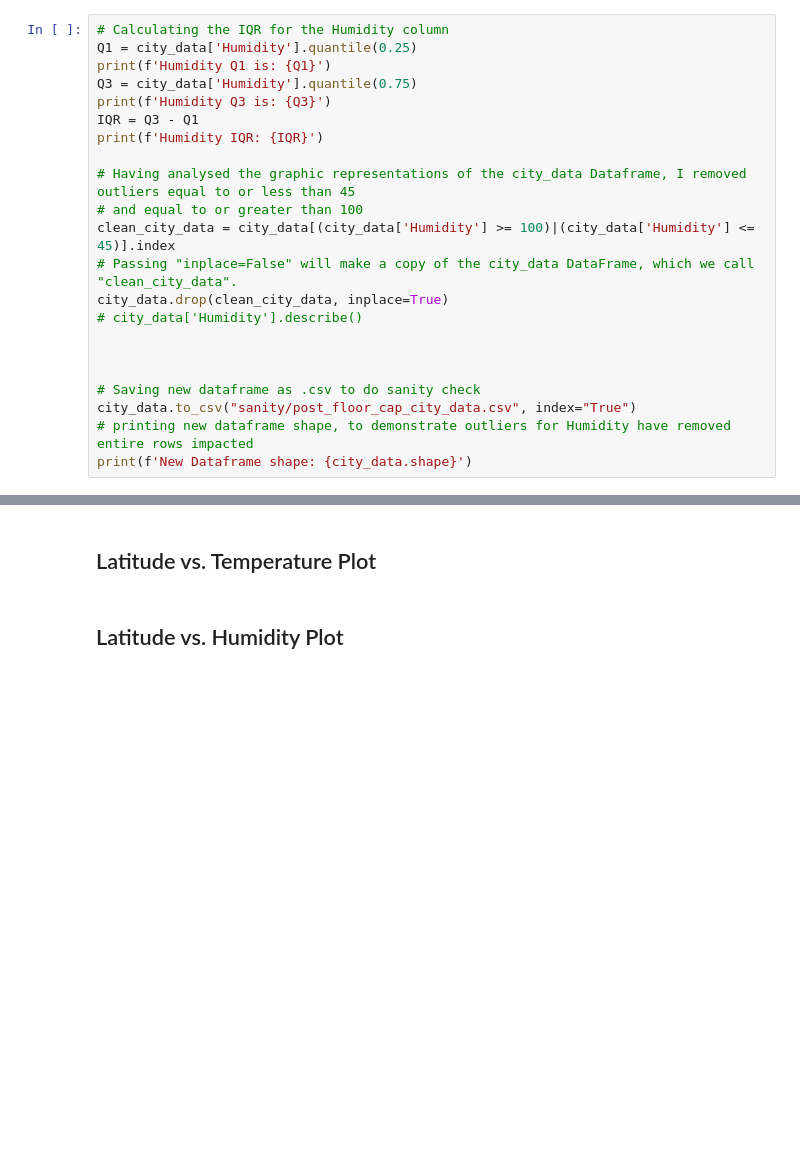
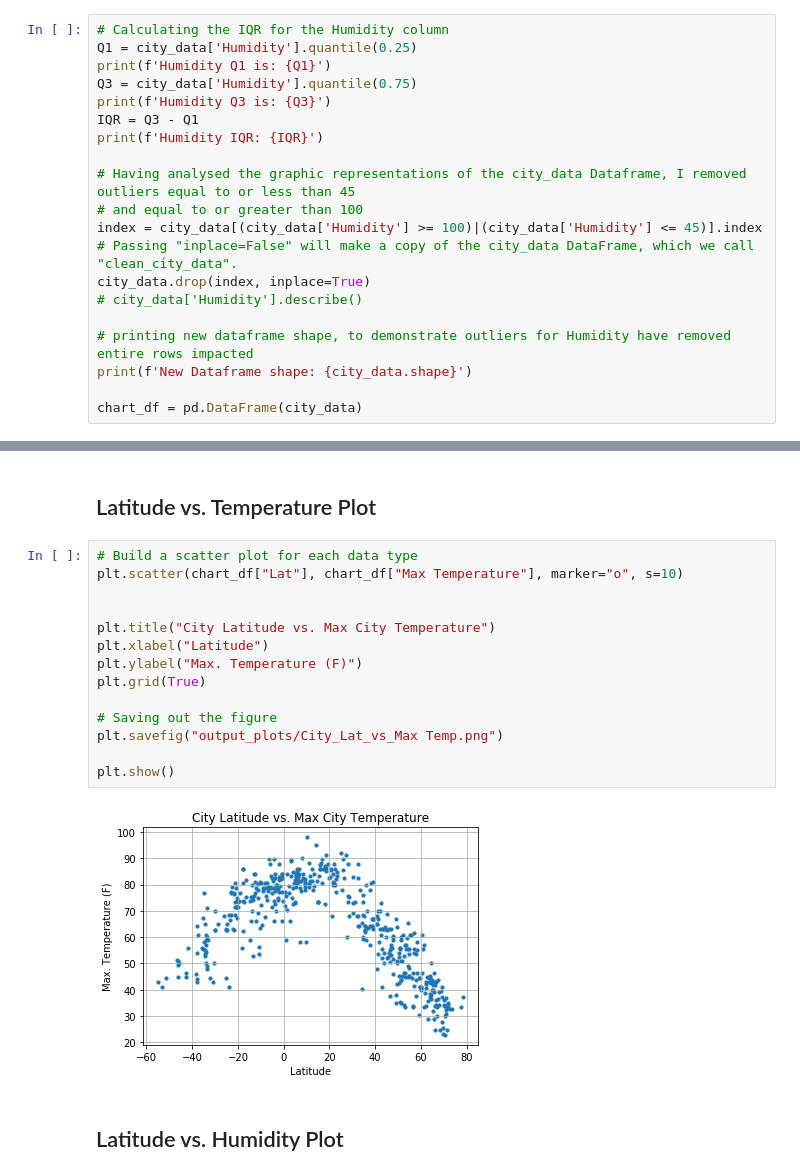
Before and after one commit to SaltireSequence/python-api-challenge, a Jupyter notebook: WeatherPy.ipynb, the cells around one changed output, grey strips where cells are left out. Drawn from its saved outputs; the diff is of its cells as text; blank space fills up the shorter version.

Commit message:
Chartting Additions
Adding Charts

```diff
--- a/WeatherPy.ipynb
+++ b/WeatherPy.ipynb
@@ -192,17 +194,15 @@ print(f'Humidity IQR: {IQR}')
 
 # Having analysed the graphic representations of the city_data Dataframe, I removed outliers equal to or less than 45
 # and equal to or greater than 100
-clean_city_data = city_data[(city_data['Humidity'] >= 100)|(city_data['Humidity'] <= 45)].index
+index = city_data[(city_data['Humidity'] >= 100)|(city_data['Humidity'] <= 45)].index
 # Passing "inplace=False" will make a copy of the city_data DataFrame, which we call "clean_city_data".
-city_data.drop(clean_city_data, inplace=True)
+city_data.drop(index, inplace=True)
 # city_data['Humidity'].describe()
 
-
-
-# Saving new dataframe as .csv to do sanity check
-city_data.to_csv("sanity/post_floor_cap_city_data.csv", index="True")
 # printing new dataframe shape, to demonstrate outliers for Humidity have removed entire rows impacted
 print(f'New Dataframe shape: {city_data.shape}')
+
+chart_df = pd.DataFrame(city_data)
 # %% [output]
 Humidity Q1 is: 66.0
 Humidity Q3 is: 86.0
@@ -219,5 +214,21 @@ New Dataframe shape: (486, 9)
 * Save the plotted figures as .pngs.
 # %% [markdown]
 ## Latitude vs. Temperature Plot
+# %%
+# Build a scatter plot for each data type
+plt.scatter(chart_df["Lat"], chart_df["Max Temperature"], marker="o", s=10)
+
+
+plt.title("City Latitude vs. Max City Temperature")
+plt.xlabel("Latitude")
+plt.ylabel("Max. Temperature (F)")
+plt.grid(True)
+
+# Saving out the figure
+plt.savefig("output_plots/City_Lat_vs_Max Temp.png")
+
+plt.show()
+# %% [output]
+[figure, added]
 # %% [markdown]
 ## Latitude vs. Humidity Plot
```
Also changed, not shown: parts of 5 cells of this notebook, 1 other file.
